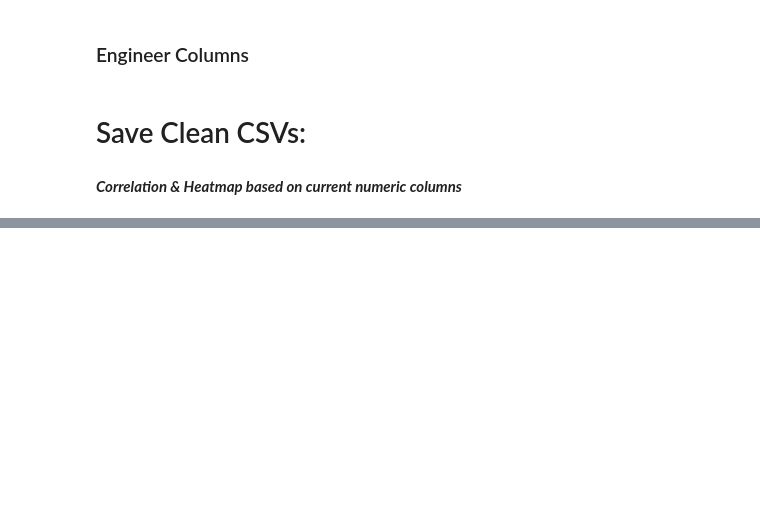
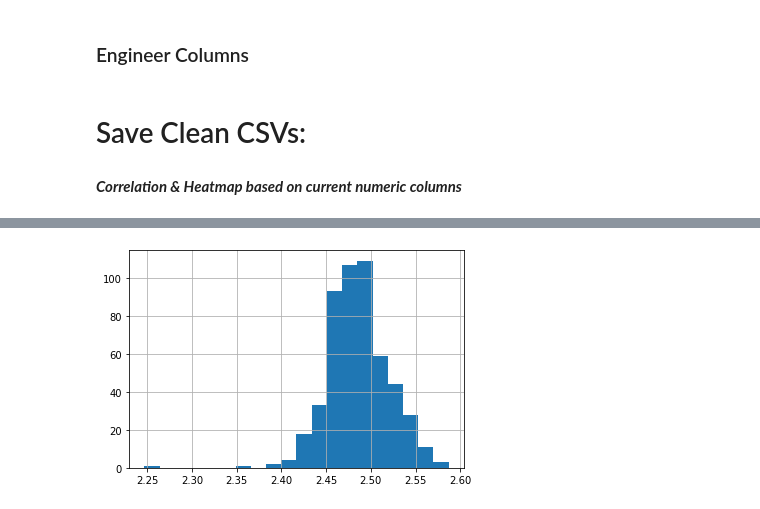
Before and after one commit to patruq/ames-housing, a Jupyter notebook: code/1.2 Model_Version_2.ipynb, the cells around one changed output, grey strips where cells are left out. Cells and saved outputs as stored; diff of their text form; code cells hidden in the pictures; blank space fills up the shorter version.

```diff
--- a/code/1.2 Model_Version_2.ipynb
+++ b/code/1.2 Model_Version_2.ipynb
@@ -248,0 +347,4 @@ ValueError: all arrays must be same length
+# %%
+np.log(y_test).hist(bins=20);
+# %% [output]
+[figure, added]
```
Also changed, not shown: parts of 56 cells of this notebook, 6 other files.
